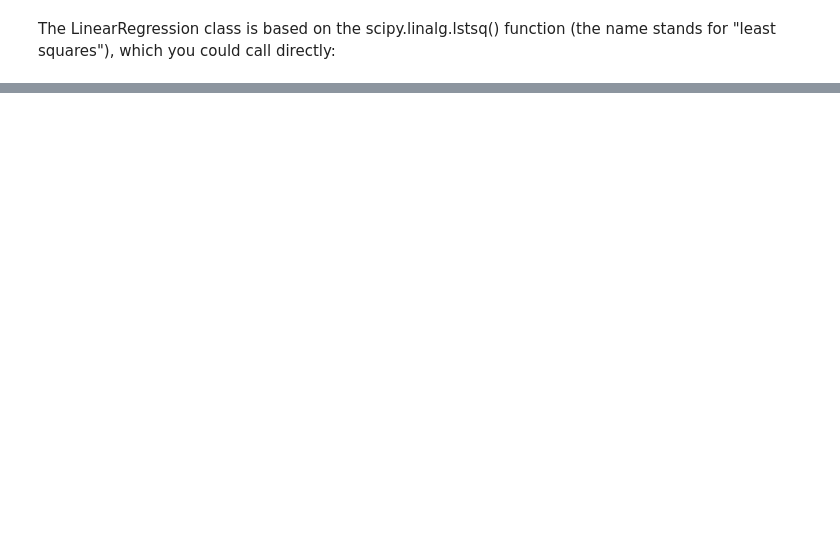
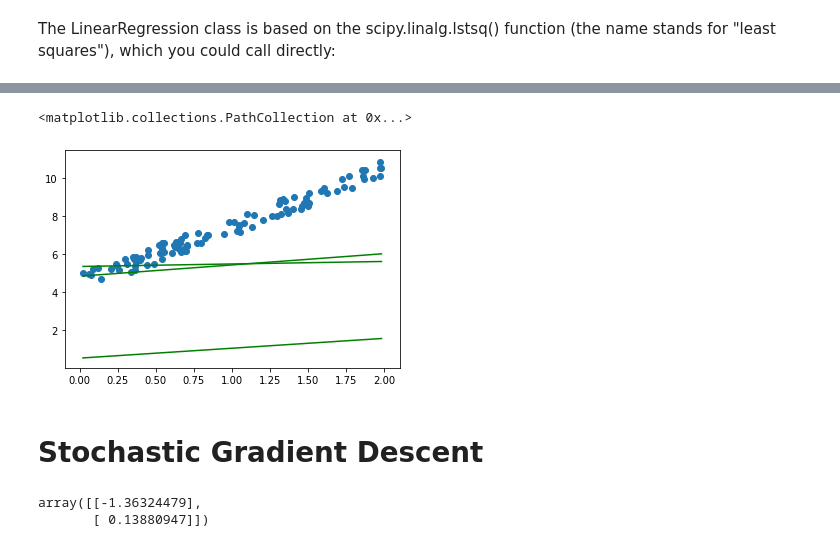
Before and after one commit to SubhoBasak/Learning_DataScience, a Jupyter notebook: TrainingModels/training_models.ipynb, the cells around one changed output, grey strips where cells are left out. Saved outputs shown, nothing was run; the diff lists cells and outputs as text; code cells hidden in the pictures; blank space fills up the shorter version.

```diff
--- a/TrainingModels/training_models.ipynb
+++ b/TrainingModels/training_models.ipynb
@@ -144,0 +205,17 @@ array([4.55906683, 2.91310482])
+# %%
+theta = np.zeros((2, 1))
+
+eta = 0.001
+# %%
+for i in range(n_iterations):
+    gradients = X_b.T.dot(X_b.dot(theta) - y)
+    theta = theta - eta * gradients
+    if i%100 == 0:
+        plot_lines(theta)
+plot_lines(theta)
+plt.scatter(X, y)
+# %% [output]
+<matplotlib.collections.PathCollection at 0x...>
+[figure, added]
+# %% [markdown]
+# Stochastic Gradient Descent
@@ -144,0 +228,6 @@ array([4.55906683, 2.91310482])
+# %%
+theta = np.random.randn(2, 1)
+theta
+# %% [output]
+array([[-1.36324479],
+       [ 0.13880947]])
```
Also changed, not shown: parts of 52 cells of this notebook, 1 other file.
